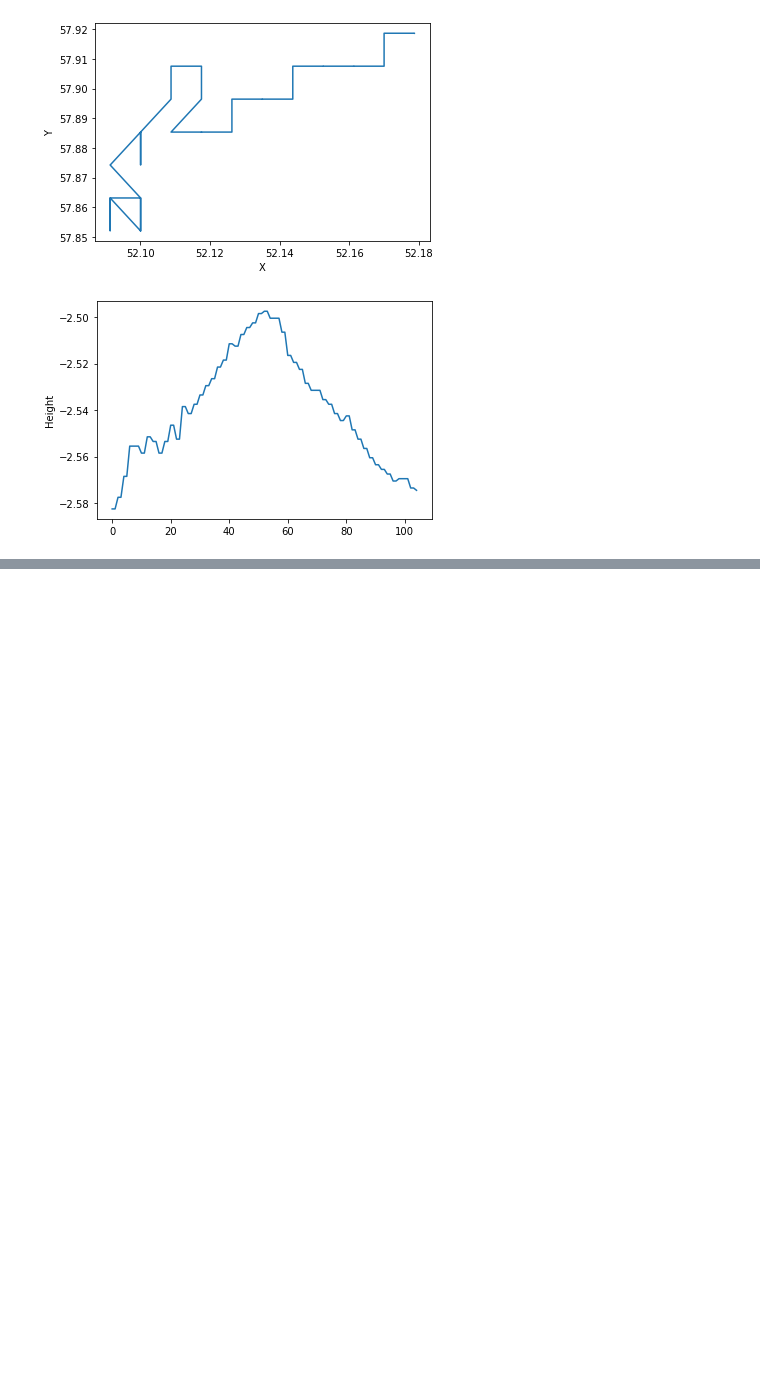
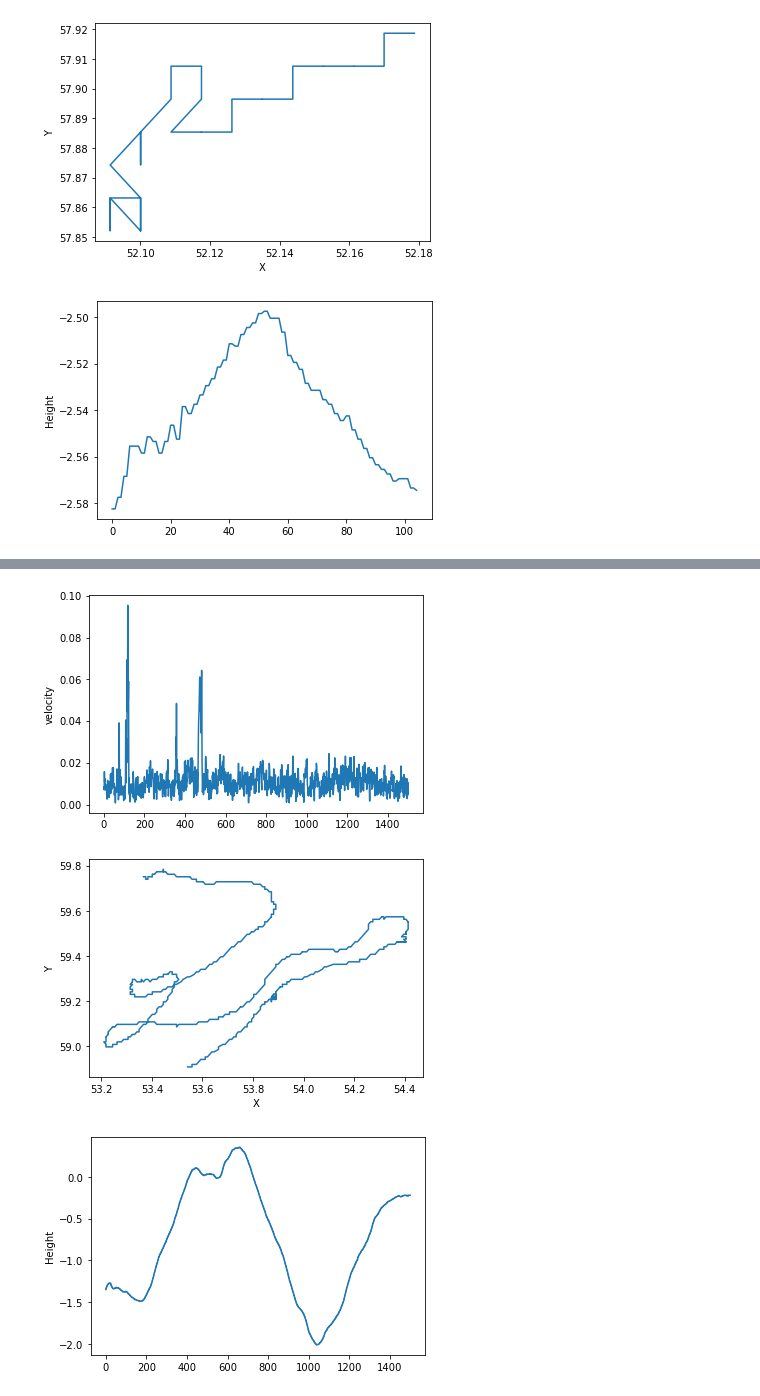
Before and after one commit to WrightLaboratory/newburghlabdrone, a Jupyter notebook: analysis/Drone_basics_forEli.ipynb, the cells around one changed output, grey strips where cells are left out. Saved outputs shown, nothing was run; the diff lists cells and outputs as text; code cells hidden in the pictures; blank space fills up the shorter version.

```diff
--- a/analysis/Drone_basics_forEli.ipynb
+++ b/analysis/Drone_basics_forEli.ipynb
@@ -132,0 +201,19 @@ plt.show()
+# %%
+# Try to find start of flight
+tlbs = 0
+tubs = 1500
+
+plt.plot(dronedat.velocity[tlbs:tubs]) # velocity
+plt.ylabel('velocity')
+plt.show()
+plt.plot(dronedat.coords_xyz_LC[tlbs:tubs,0],dronedat.coords_xyz_LC[tlbs:tubs,1]) #X, Y in m
+plt.xlabel('X')
+plt.ylabel('Y')
+plt.show()
+plt.plot(dronedat.coords_xyz_LC[tlbs:tubs,2]) #X, Y in m
+plt.ylabel('Height')
+plt.show()
+# %% [output]
+[figure, added]
+[figure, added]
+[figure, added]
```
Also changed, not shown: parts of 8 cells of this notebook.
